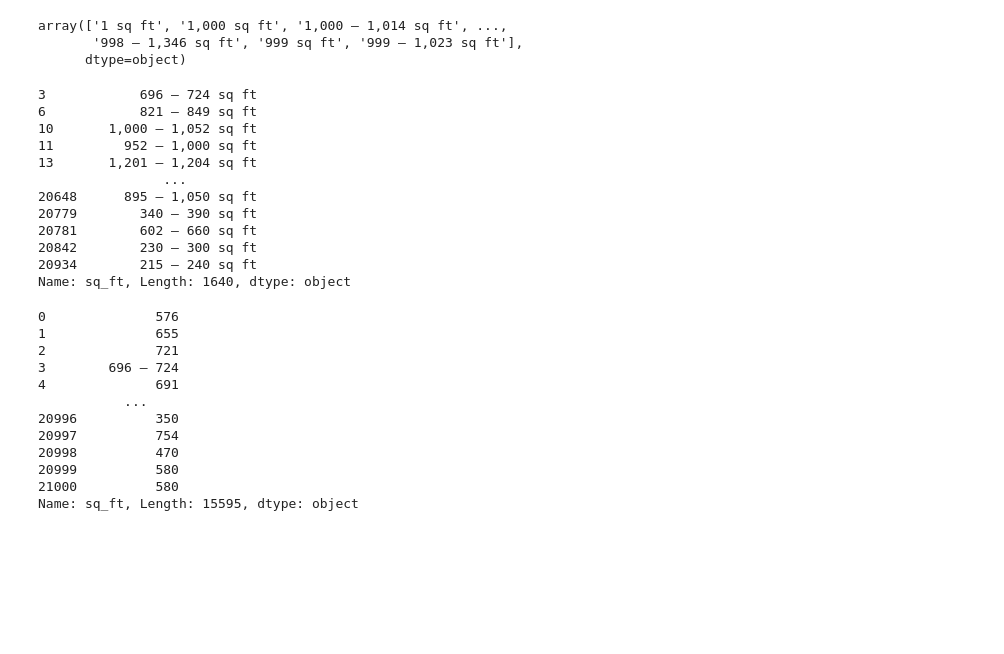
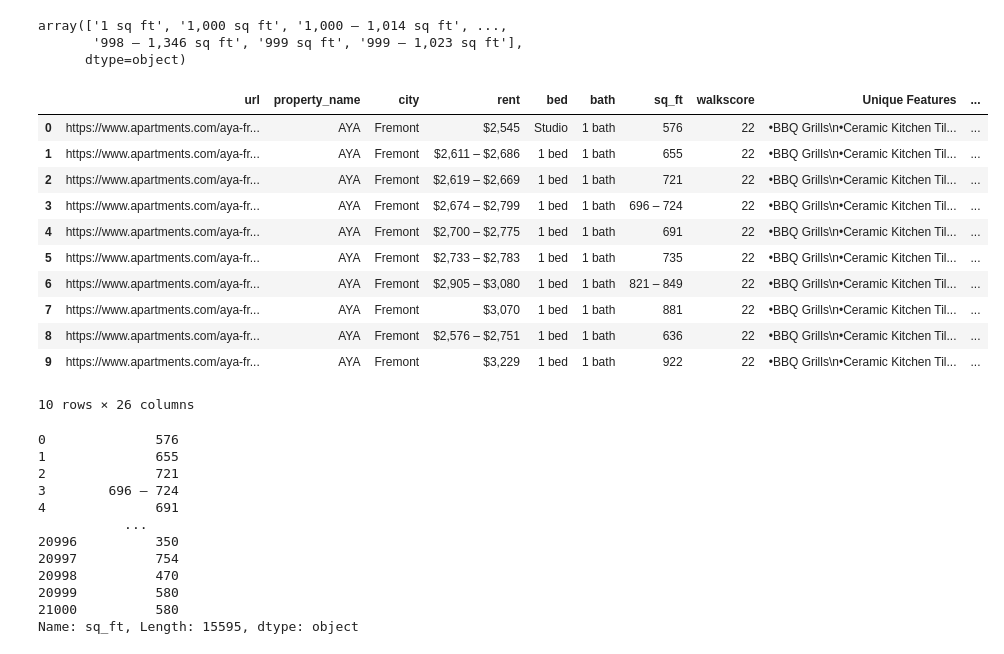
Before and after one commit to yenholaivy/CaliforniaRentalValueEstimation, a Jupyter notebook: CaliforniaRentalValueEstimation.ipynb, the cells around one changed output. Drawn from its saved outputs; the diff is of its cells as text; code cells hidden in the pictures; blank space fills up the shorter version.

```diff
--- a/CaliforniaRentalValueEstimation.ipynb
+++ b/CaliforniaRentalValueEstimation.ipynb
@@ -19,7 +19,7 @@ warnings.filterwarnings('ignore')
 
 plt.style.use('bmh')
 # %%
-filepath = '/Users/ivylai/Desktop/Galvanize/apt_scrapper/master_file0329.xlsx'
+filepath = '/Users/ivylai/Desktop/Galvanize/apt_scraper/master_file0329.xlsx'
 
 data = pd.read_excel(filepath)
 # %%
@@ -289,20 +176,23 @@ array(['1 sq ft', '1,000 sq ft', '1,000 – 1,014 sq ft', ...,
        '998 – 1,346 sq ft', '999 sq ft', '999 – 1,023 sq ft'],
       dtype=object)
 # %%
-data_3['sq_ft'][data_3['sq_ft'].str.contains(' – ')]
+data_3['sq_ft_range'] = 0
+data_3['sq_ft_range'][data_3['sq_ft'].str.contains(' – ')] = 1
-# %% [output]
-3            696 – 724 sq ft
-6            821 – 849 sq ft
-10       1,000 – 1,052 sq ft
-11         952 – 1,000 sq ft
-13       1,201 – 1,204 sq ft
-                ...
-20648      895 – 1,050 sq ft
-20779        340 – 390 sq ft
-20781        602 – 660 sq ft
-20842        230 – 300 sq ft
-20934        215 – 240 sq ft
-Name: sq_ft, Length: 1640, dtype: object
+# %%
+data_3.head(10)
+# %% [output]
+|  | url | property_name | city | rent | bed | bath | sq_ft | walkscore | Unique Features | ... |
+| 0 | https://www.apartments.com/aya-fr... | AYA | Fremont | $2,545 | Studio | 1 bath | 576 | 22 | •BBQ Grills\n•Ceramic Kitchen Til... | ... |
+| 1 | https://www.apartments.com/aya-fr... | AYA | Fremont | $2,611 – $2,686 | 1 bed | 1 bath | 655 | 22 | •BBQ Grills\n•Ceramic Kitchen Til... | ... |
+| 2 | https://www.apartments.com/aya-fr... | AYA | Fremont | $2,619 – $2,669 | 1 bed | 1 bath | 721 | 22 | •BBQ Grills\n•Ceramic Kitchen Til... | ... |
+| 3 | https://www.apartments.com/aya-fr... | AYA | Fremont | $2,674 – $2,799 | 1 bed | 1 bath | 696 – 724 | 22 | •BBQ Grills\n•Ceramic Kitchen Til... | ... |
+| 4 | https://www.apartments.com/aya-fr... | AYA | Fremont | $2,700 – $2,775 | 1 bed | 1 bath | 691 | 22 | •BBQ Grills\n•Ceramic Kitchen Til... | ... |
+| 5 | https://www.apartments.com/aya-fr... | AYA | Fremont | $2,733 – $2,783 | 1 bed | 1 bath | 735 | 22 | •BBQ Grills\n•Ceramic Kitchen Til... | ... |
+| 6 | https://www.apartments.com/aya-fr... | AYA | Fremont | $2,905 – $3,080 | 1 bed | 1 bath | 821 – 849 | 22 | •BBQ Grills\n•Ceramic Kitchen Til... | ... |
+| 7 | https://www.apartments.com/aya-fr... | AYA | Fremont | $3,070 | 1 bed | 1 bath | 881 | 22 | •BBQ Grills\n•Ceramic Kitchen Til... | ... |
+| 8 | https://www.apartments.com/aya-fr... | AYA | Fremont | $2,576 – $2,751 | 1 bed | 1 bath | 636 | 22 | •BBQ Grills\n•Ceramic Kitchen Til... | ... |
+| 9 | https://www.apartments.com/aya-fr... | AYA | Fremont | $3,229 | 1 bed | 1 bath | 922 | 22 | •BBQ Grills\n•Ceramic Kitchen Til... | ... |
+10 rows × 26 columns
 # %%
 data_3['sq_ft'] = data_3['sq_ft'].replace(' sq ft',"", regex = True)
 data_3['sq_ft']
```
Also changed, not shown: parts of 32 cells of this notebook, 3 other files.
